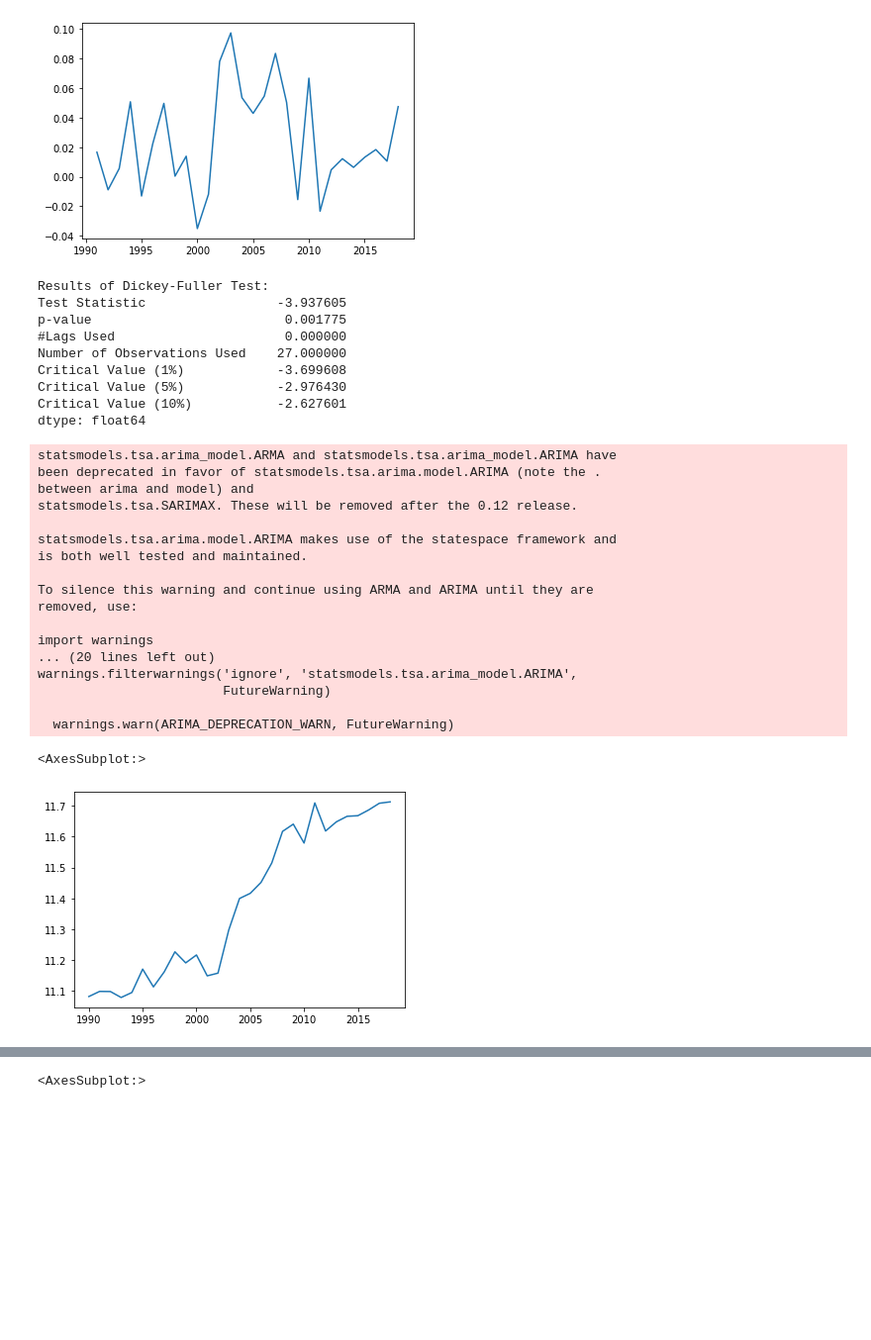
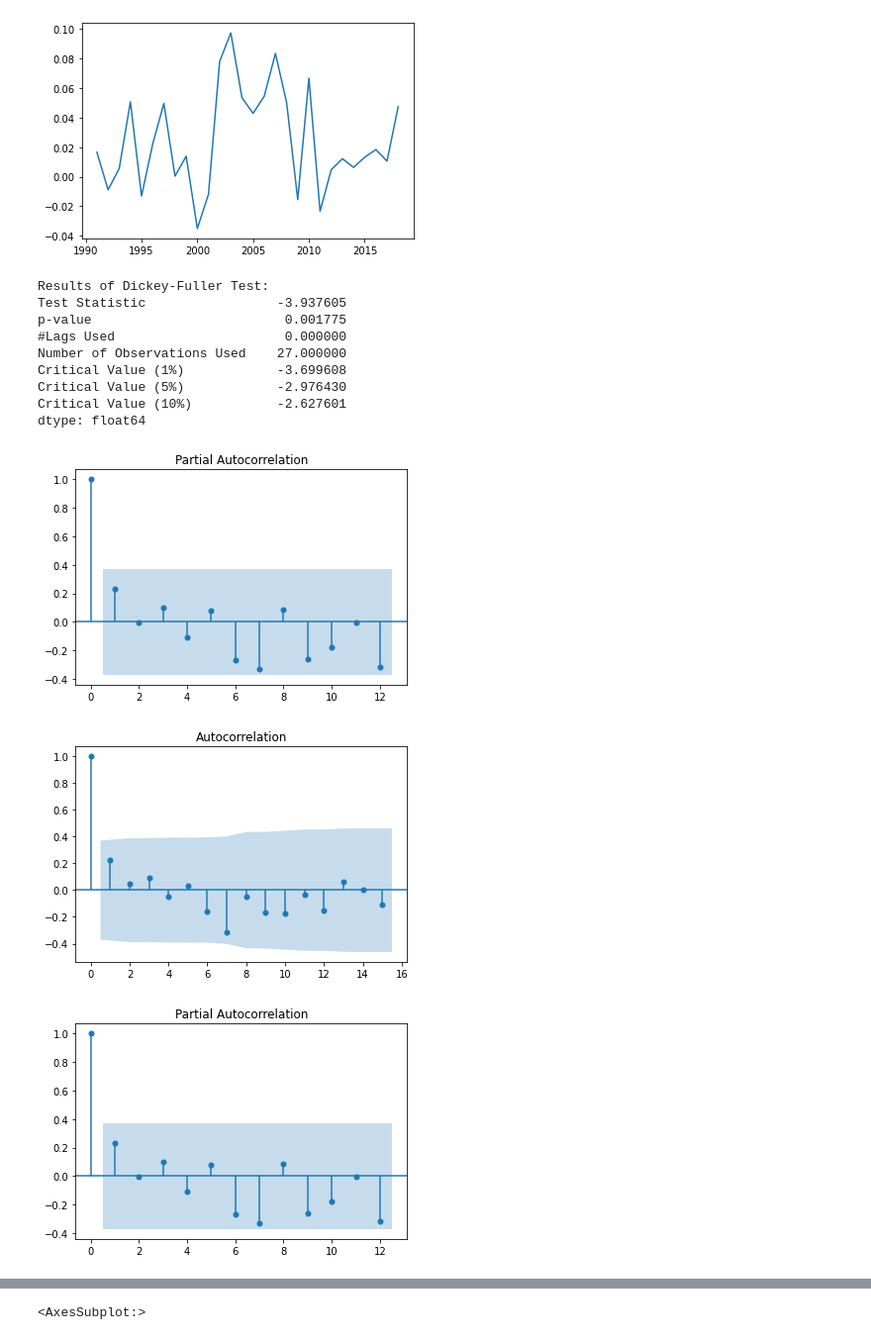
Before and after one commit to VitorHugoOli/Analise_Dados_Energetico, a Jupyter notebook: src/Aprendizado.ipynb, the cells around one changed output, grey strips where cells are left out. Shown at 99% size. Saved outputs shown, nothing was run; the diff lists cells and outputs as text; code cells hidden in the pictures; blank space fills up the shorter version.

Commit message:
tentativa de predicao com ARIMA

```diff
--- a/src/Aprendizado.ipynb
+++ b/src/Aprendizado.ipynb
@@ -130,45 +132,27 @@ log.plot()
 <AxesSubplot:>
 [figure]
 # %%
-dif = diferencia(log)
-dif.plot()
+series = diferencia(log)
+series.plot()
 # %% [output]
 <AxesSubplot:>
 [figure]
-# %%
-dickeyF(dif)
-# %% [output]
-Results of Dickey-Fuller Test:
-Test Statistic                 -3.937605
-p-value                         0.001775
-#Lags Used                      0.000000
-Number of Observations Used    27.000000
-Critical Value (1%)            -3.699608
-Critical Value (5%)            -2.976430
-Critical Value (10%)           -2.627601
-dtype: float64
-# %%
-model = ARIMA(dif*-1, order=(2, 1, 2))
-result = model.fit(disp=-1)
-novo = result.fittedvalues
-difreverse(log,novo).plot()
-# %% [output]
-statsmodels.tsa.arima_model.ARMA and statsmodels.tsa.arima_model.ARIMA have
-been deprecated in favor of statsmodels.tsa.arima.model.ARIMA (note the .
-between arima and model) and
-statsmodels.tsa.SARIMAX. These will be removed after the 0.12 release.
-
-statsmodels.tsa.arima.model.ARIMA makes use of the statespace framework and
-is both well tested and maintained.
-
-To silence this warning and continue using ARMA and ARIMA until they are
-removed, use:
-
-import warnings
-... (20 lines left out)
-warnings.filterwarnings('ignore', 'statsmodels.tsa.arima_model.ARIMA',
-                        FutureWarning)
-
-  warnings.warn(ARIMA_DEPRECATION_WARN, FutureWarning)
-<AxesSubplot:>
-[figure, removed]
+# %%
+dickeyF(series)
+from statsmodels.graphics.tsaplots import plot_acf
+plot_acf(series)
+from statsmodels.graphics.tsaplots import plot_pacf
+plot_pacf(series, lags = 12)
+# %% [output]
+Results of Dickey-Fuller Test:
+Test Statistic                 -3.937605
+p-value                         0.001775
+#Lags Used                      0.000000
+Number of Observations Used    27.000000
+Critical Value (1%)            -3.699608
+Critical Value (5%)            -2.976430
+Critical Value (10%)           -2.627601
+dtype: float64
+[figure, added]
+[figure, added]
+[figure, added]
```
Also changed, not shown: parts of 2 cells of this notebook, 1 other file.
